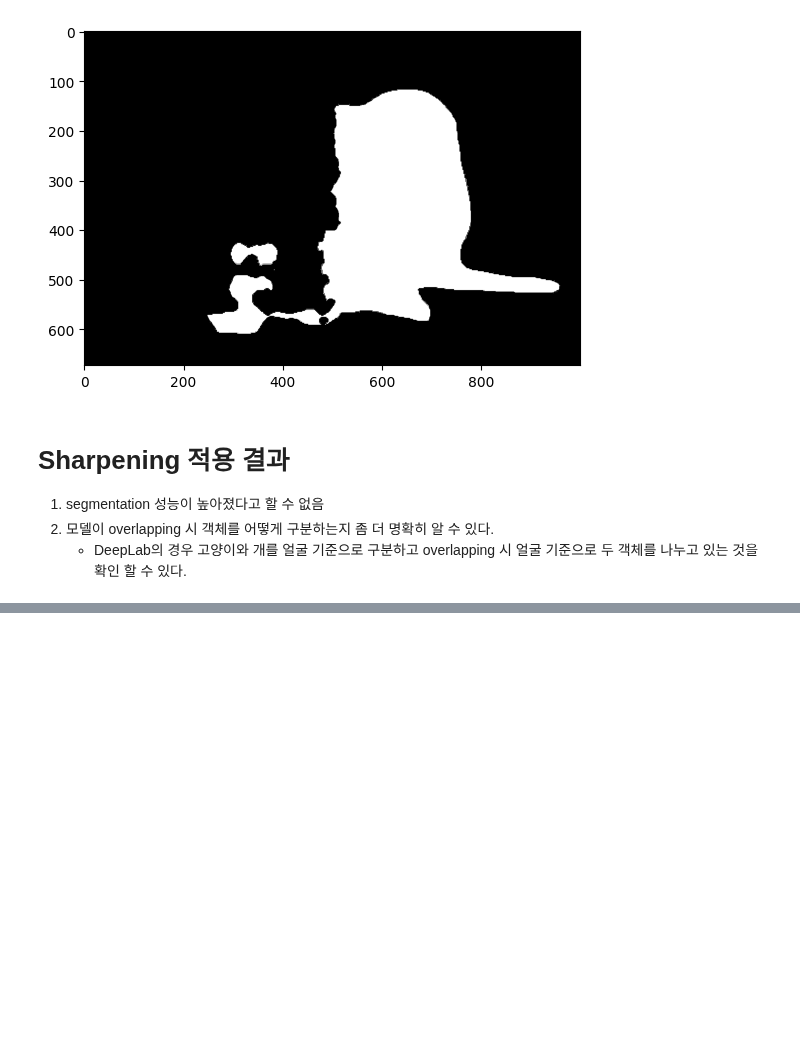
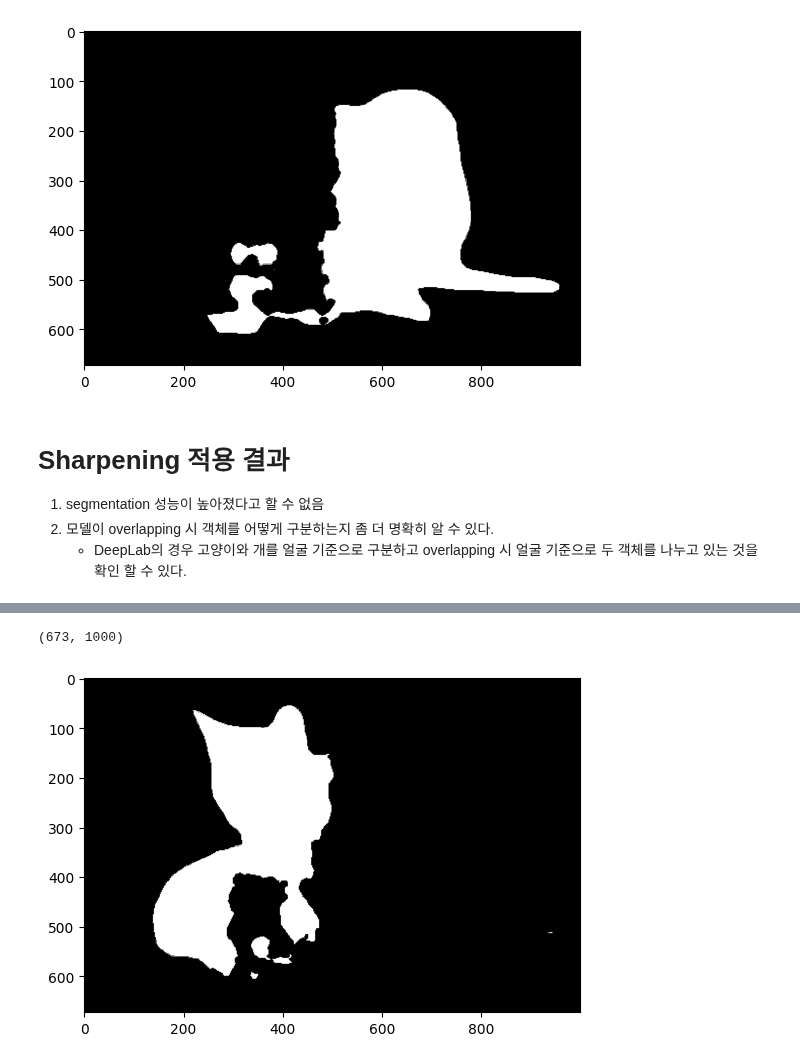
Before and after one commit to dominhok/AIFFEL_quest_rs_csw, a Jupyter notebook: Exploration/Ex04/segmentation.ipynb, the cells around one changed output, grey strips where cells are left out. Saved outputs shown, nothing was run; the diff lists cells and outputs as text; code cells hidden in the pictures; blank space fills up the shorter version.

```diff
--- a/Exploration/Ex04/segmentation.ipynb
+++ b/Exploration/Ex04/segmentation.ipynb
@@ -477,0 +540,13 @@ plt.show()
+# %%
+cv2.imwrite('./temp/CLAHE_image_cat_dog.jpg',CLAHE_image)
+segvalues, output = model.segmentAsPascalvoc('./temp/CLAHE_image_cat_dog.jpg')
+
+#고양이라 인식한 내용용
+seg_color = (0,0,64)
+seg_map = np.all(output==seg_color, axis=-1)
+print(seg_map.shape)
+plt.imshow(seg_map, cmap='gray')
+plt.show()
+# %% [output]
+(673, 1000)
+[figure, added]
```
Also changed, not shown: parts of 15 cells of this notebook, 1 other file.
